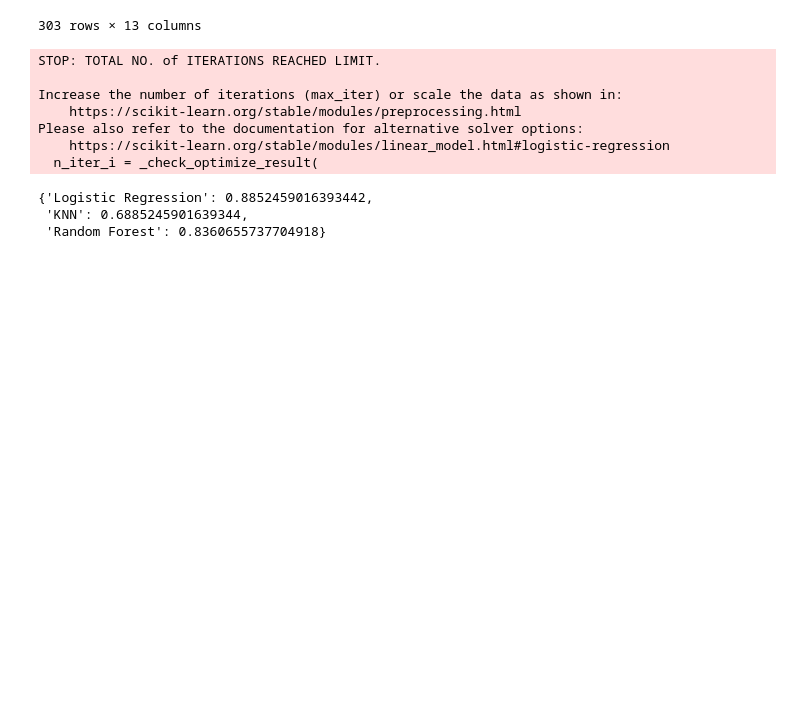
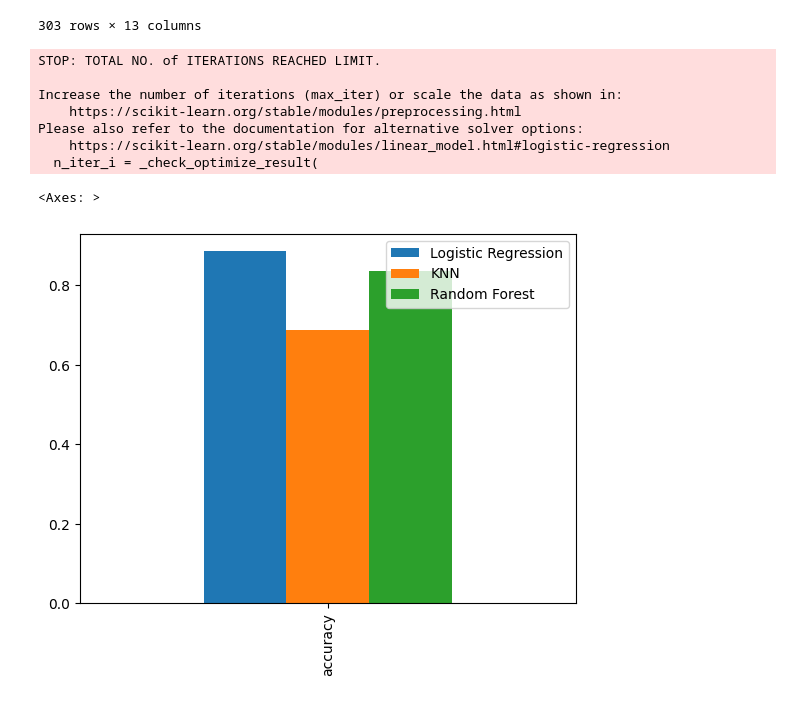
Before and after one commit to felekekinfe/Heart-Disease-Prediction, a Jupyter notebook: model/.ipynb, the cells around one changed output. Cells and saved outputs as stored; diff of their text form; code cells hidden in the pictures; blank space fills up the shorter version.

```diff
--- a/model/.ipynb
+++ b/model/.ipynb
@@ -140,7 +140,7 @@ def fit_and_score(models,X_train,X_test,y_train,y_test):
 
     return model_scores
 # %%
-fit_and_score(models=models,X_train=X_train,X_test=X_test,y_train=y_train,y_test=y_test)
+model_scores=fit_and_score(models=models,X_train=X_train,X_test=X_test,y_train=y_train,y_test=y_test)
 # %% [output]
 STOP: TOTAL NO. of ITERATIONS REACHED LIMIT.
 
@@ -149,6 +149,9 @@ Increase the number of iterations (max_iter) or scale the data as shown in:
 Please also refer to the documentation for alternative solver options:
     https://scikit-learn.org/stable/modules/linear_model.html#logistic-regression
   n_iter_i = _check_optimize_result(
-{'Logistic Regression': 0.8852459016393442,
- 'KNN': 0.6885245901639344,
- 'Random Forest': 0.8360655737704918}
+# %%
+model_compare=pd.DataFrame(model_scores, index=['accuracy'])
+model_compare.plot.bar()
+# %% [output]
+<Axes: >
+[figure, added]
```
Also changed, not shown: parts of 1 cell of this notebook.
